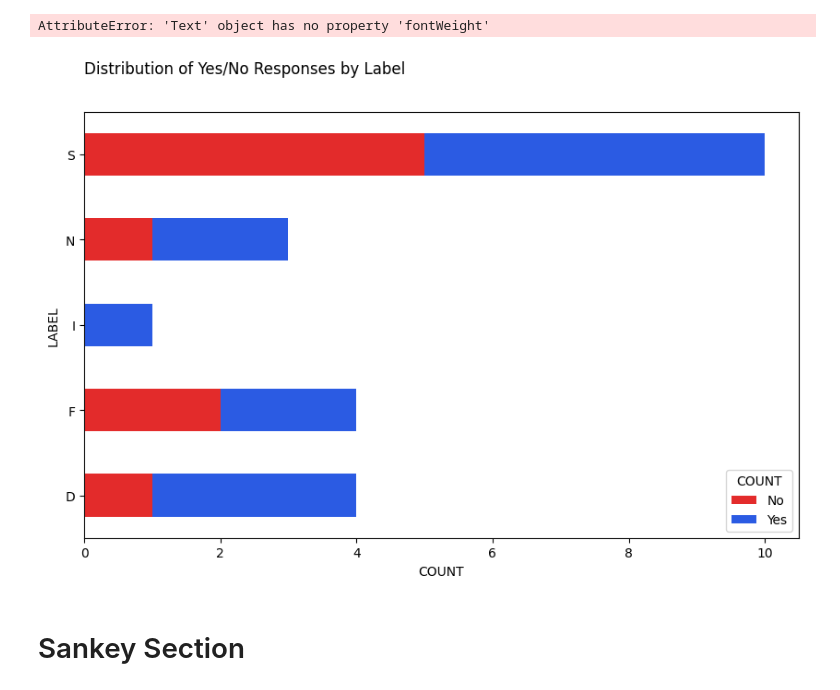
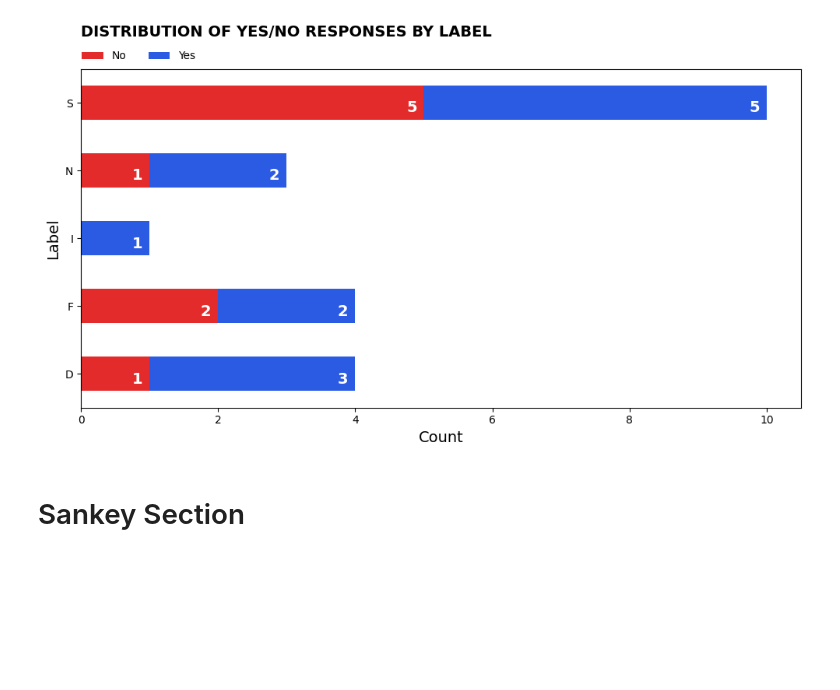
Before and after one commit to sethonne/PLOTS, a Jupyter notebook: src/main.ipynb, the cells around one changed output. Drawn from its saved outputs; the diff is of its cells as text; code cells hidden in the pictures; blank space fills up the shorter version.

Commit message:
fix: font consistency

```diff
--- a/src/main.ipynb
+++ b/src/main.ipynb
@@ -22,41 +22,41 @@ ax = cross_tab.plot(kind='barh', stacked=True,
                     figsize=(10, 6))
 
 # Customize the plot
-plt.title('Distribution of Yes/No Responses by Label', pad=30, loc='left')
-plt.xlabel('COUNT')
-plt.ylabel('LABEL')
+plt.title('DISTRIBUTION OF YES/NO RESPONSES BY LABEL', fontsize=14, pad=30, loc='left', fontweight='bold')
+plt.xlabel('Count', fontsize=14)
+plt.ylabel('Label', fontsize=14)
+
 
 # Add value labels on the bars, aligned to bottom-right
 for container in ax.containers:
     # Create labels for each bar segment (skip label if count is 0)
     labels = [f"{int(v)}" if v > 0 else "" for v in container.datavalues]
     # Add labels using 'edge' type and customize alignment
     for rect, label in zip(container, labels):
         if label:  # Only add non-empty labels
             height = rect.get_height()  # Get height of the bar
             padding = 0.1
             ax.text(
                 rect.get_x() + rect.get_width() - padding,  # Add right padding
                 rect.get_y() + height / 8,                 # Align near the bottom of the bar
                 label,                                     # Label value
                 ha='right',                                # Horizontal alignment
                 va='bottom',                               # Vertical alignment
                 color='white',                             # Font color
                 fontsize=14,                               # Font size
                 fontweight='bold'                          # Make text bold
             )
 
 # Adjust legend position below the title on a single line
 plt.legend(['No', 'Yes'], loc='upper left', bbox_to_anchor=(-.0125, 1.0825), ncol=3, frameon=False)
 
 # Adjust layout
 plt.tight_layout(rect=[0, 0, 1, 0.95])
 
 # Show the plot
 plt.show()
 # %% [output]
-AttributeError: 'Text' object has no property 'fontWeight'
-[figure, old version]
+[figure, new version]
 # %% [markdown]
 # Sankey Section
 # %%
```
Also changed, not shown: parts of 2 cells of this notebook.
